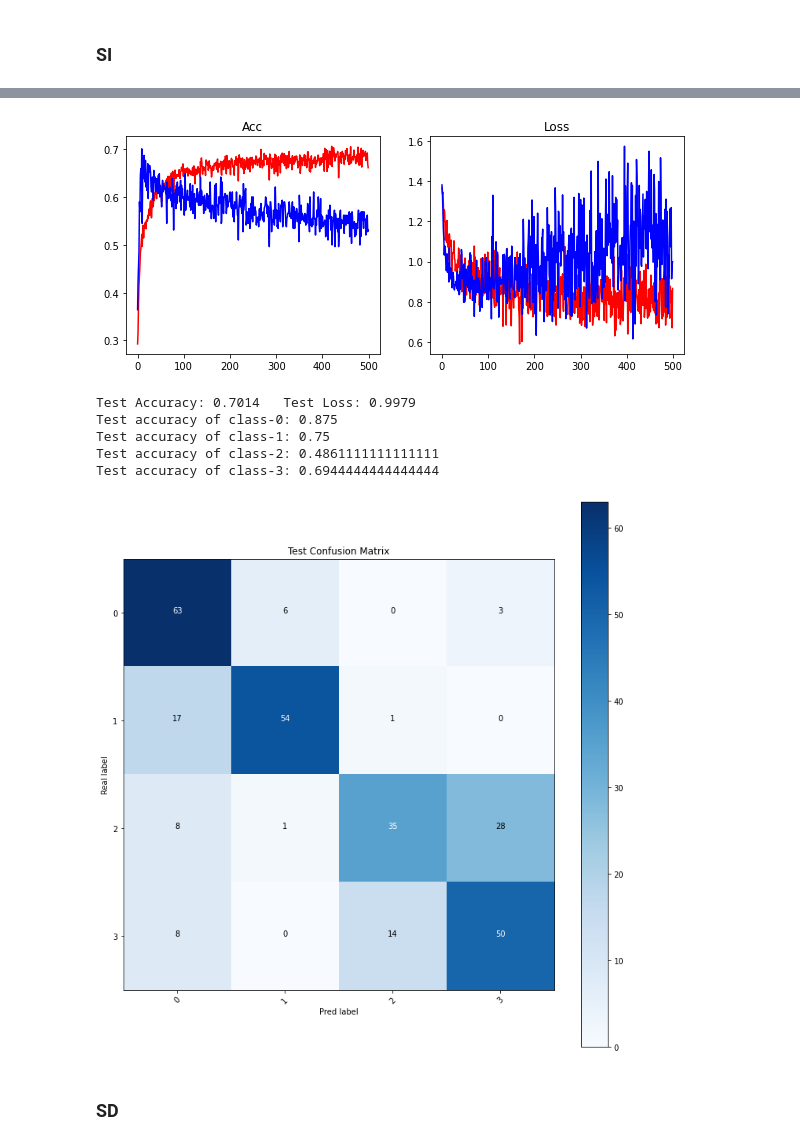
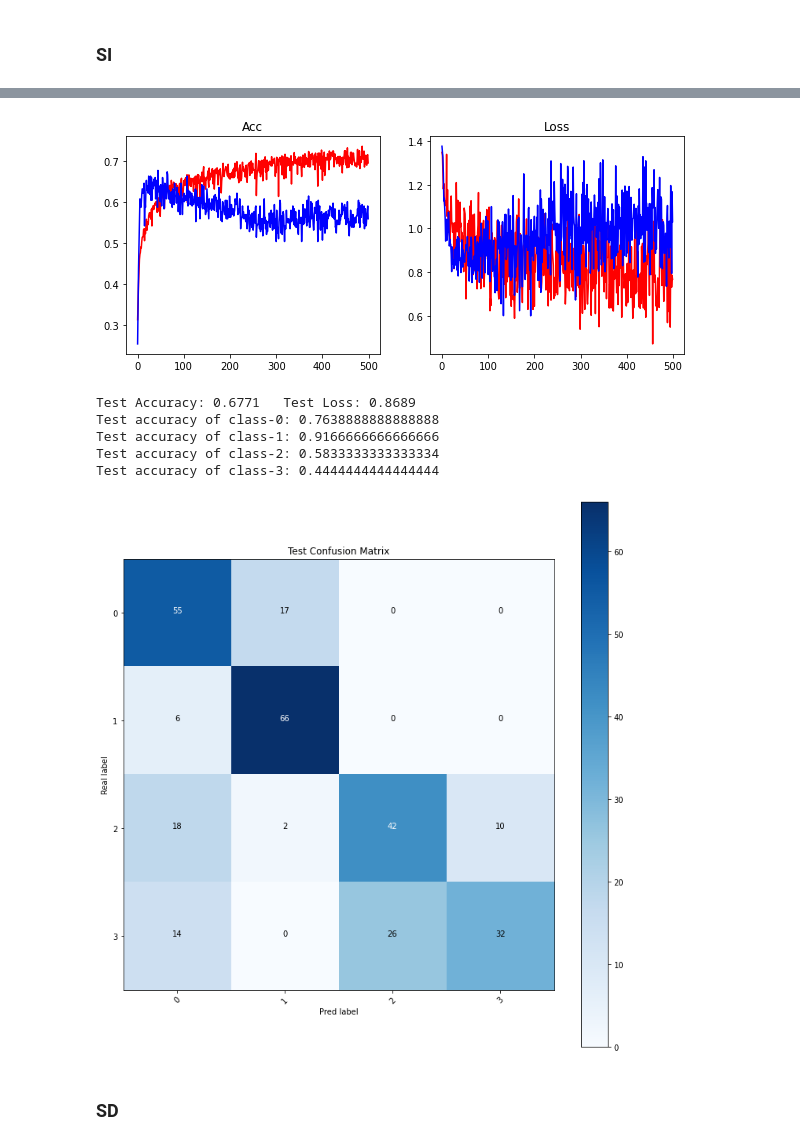
Before and after one commit to cemeteryparty/BCI_5275_Lab4_2, a Jupyter notebook: src/5275_Lab4_2.ipynb, the cells around one changed output, grey strips where cells are left out. Drawn from its saved outputs; the diff is of its cells as text; code cells hidden in the pictures.

Commit message:
Finish_Part2-eegnet

```diff
--- a/src/5275_Lab4_2.ipynb
+++ b/src/5275_Lab4_2.ipynb
@@ -553,10 +551,10 @@ y_train = torch.from_numpy(np.reshape(trY, (trY.size, ))).long()
 x_test = torch.from_numpy(np.expand_dims(teX, axis=1))
 y_test = torch.from_numpy(np.reshape(teY, (teY.size, ))).long()
 trainset, testset = TensorDataset(x_train, y_train), TensorDataset(x_test, y_test)
-trainloader = DataLoader(dataset=trainset, batch_size=64, shuffle=True)
-testloader = DataLoader(dataset=testset, batch_size=64, shuffle=True)
+trainloader = DataLoader(dataset=trainset, batch_size=32, shuffle=True)
+testloader = DataLoader(dataset=testset, batch_size=32, shuffle=True)
 # %%
-model = Model(eegnet, lr=0.001)
+model = Model(EEGNet().to(device), lr=0.001)
 # save checkpoint model when both trainset and validset get new max acc
 history = model.fit(trainloader=trainloader, validloader=testloader, epochs=500, monitor=["acc", "val_acc"])
 
@@ -591,4 +589,4 @@ Epoch 500/500
-[figure, old version]
+[figure, new version]
 # %%
 # load model
 ld_model = Model.load(history["lastest_model_path"])
@@ -607,12 +605,12 @@ for i in range(4):
     print("Test accuracy of class-{}: {}".format(i, rec_test["hit"][i] / rec_test["total"][i]))
 plot_confusion_matrix(conf_matrix_test, "Test Confusion Matrix")
 # %% [output]
-Test Accuracy: 0.7014   Test Loss: 0.9979
-Test accuracy of class-0: 0.875
-Test accuracy of class-1: 0.75
-Test accuracy of class-2: 0.4861111111111111
-Test accuracy of class-3: 0.6944444444444444
+Test Accuracy: 0.6771   Test Loss: 0.8689
+Test accuracy of class-0: 0.7638888888888888
+Test accuracy of class-1: 0.9166666666666666
+Test accuracy of class-2: 0.5833333333333334
+Test accuracy of class-3: 0.4444444444444444
-[figure, old version]
+[figure, new version]
 # %% [markdown]
 ### SD
 # %%
```
Also changed, not shown: parts of 34 cells of this notebook, 1 other file.
